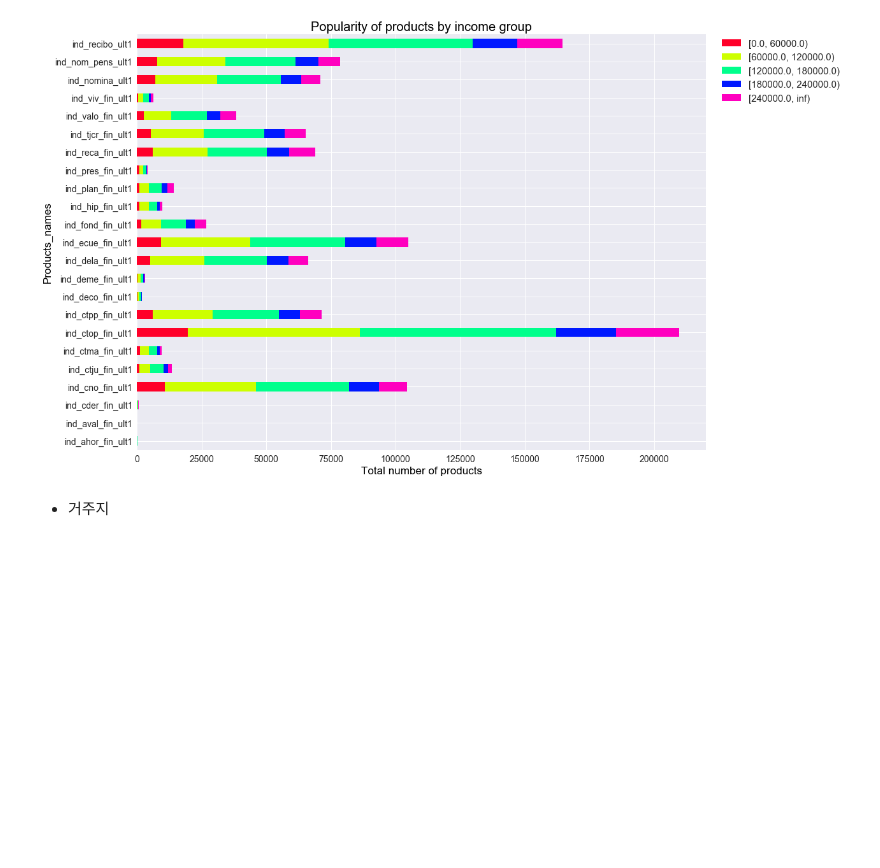
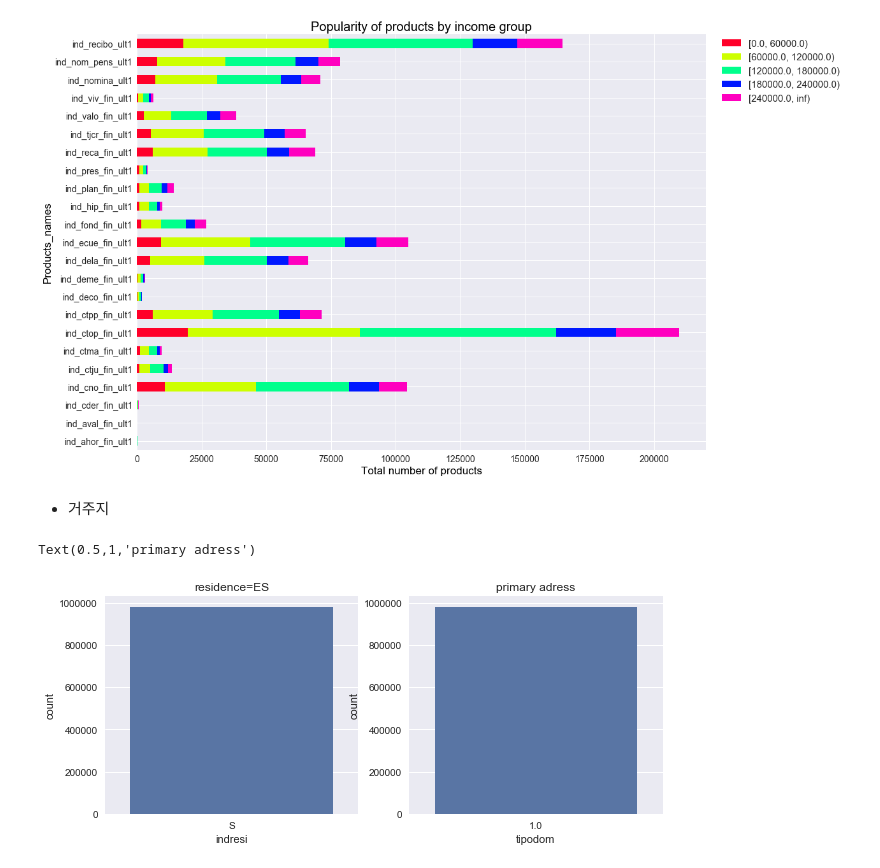
Before and after one commit to byaracho/Kaggle_Project, a Jupyter notebook: Santander_Product_Recommendation/EDA_ver.2_byaracho.ipynb, the cells around one changed output. Saved outputs shown, nothing was run; the diff lists cells and outputs as text; code cells hidden in the pictures; blank space fills up the shorter version.

```diff
--- a/Santander_Product_Recommendation/EDA_ver.2_byaracho.ipynb
+++ b/Santander_Product_Recommendation/EDA_ver.2_byaracho.ipynb
@@ -377,3 +440,12 @@ plt.legend(bbox_to_anchor=(1.02, 1), loc=2, borderaxespad=0.1, prop={'size':15})
 [figure]
 # %% [markdown]
 - 거주지
+# %%
+f, ax = plt.subplots(1, 2, figsize = (10, 4))
+sns.countplot(x='indresi', data=train, ax=ax[0])
+ax[0].set_title('residence=ES')
+sns.countplot(x='tipodom', data=train, ax=ax[1])
+ax[1].set_title('primary adress')
+# %% [output]
+Text(0.5,1,'primary adress')
+[figure, added]
```
Also changed, not shown: parts of 28 cells of this notebook, 1 other file.
